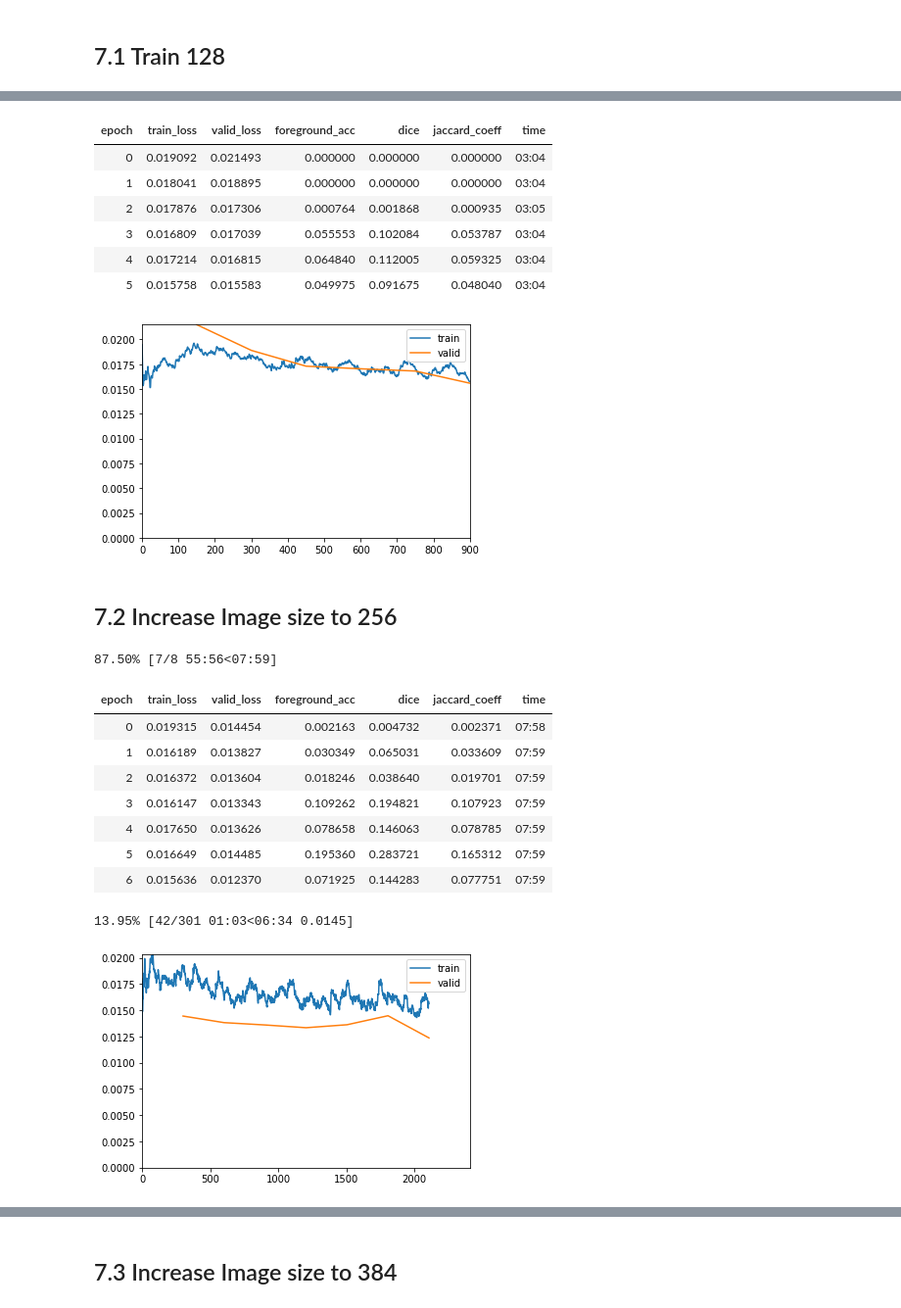
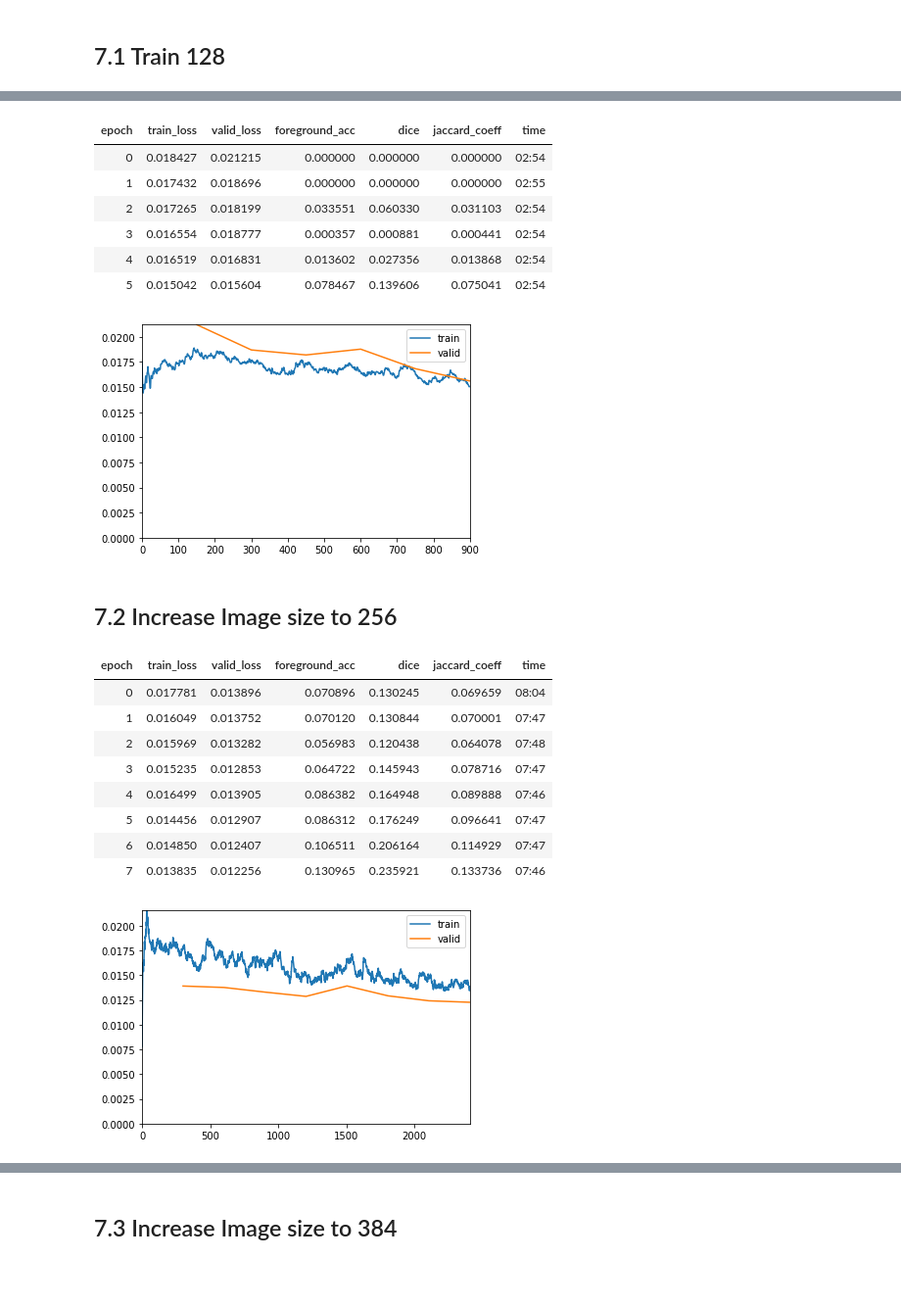
Before and after one commit to mrkcmd/bualabs, a Jupyter notebook: nbs/03c_image_segmentation_siim_acr_pneumothorax_fastai2.ipynb, the cells around one changed output, grey strips where cells are left out. Shown at 98% size. Saved outputs shown, nothing was run; the diff lists cells and outputs as text; code cells hidden in the pictures; blank space fills up the shorter version.

```diff
--- a/nbs/03c_image_segmentation_siim_acr_pneumothorax_fastai2.ipynb
+++ b/nbs/03c_image_segmentation_siim_acr_pneumothorax_fastai2.ipynb
@@ -425,10 +443,11 @@ def getDataBlock(size, e):
                   get_items = get_image_files,
                   get_y = get_y,
                   splitter=RandomSplitter(),
-                  item_tfms=RandomResizedCrop(size, min_scale=0.6, ratio=(1, 1)),
+                  item_tfms=RandomResizedCrop(size, min_scale=0.7, ratio=(1, 1)),
                   # item_tfms=RandomResizedCrop(size),
                   batch_tfms = [EchoingTransform(e), *aug_transforms(flip_vert=True, max_rotate=180.0)])
-                  # batch_tfms = [EchoingTransform(e), *aug_transforms(do_flip=False)])
+                #   batch_tfms = [EchoingTransform(e), *aug_transforms(do_flip=False)])
+                #   batch_tfms = [EchoingTransform(e), *aug_transforms(max_rotate=90.0)])
 # %%
 data = getDataBlock(SZ, e)
 # %%
@@ -613,13 +632,13 @@ learn.fit_flat_cos(8, lr_max=slice(6e-5, 6e-3))
 learn.fit_flat_cos(6, lr_max=slice(3e-5, 3e-3))
 # %% [output]
 | epoch | train_loss | valid_loss | foreground_acc | dice | jaccard_coeff | time |
-| 0 | 0.019092 | 0.021493 | 0.000000 | 0.000000 | 0.000000 | 03:04 |
-| 1 | 0.018041 | 0.018895 | 0.000000 | 0.000000 | 0.000000 | 03:04 |
-| 2 | 0.017876 | 0.017306 | 0.000764 | 0.001868 | 0.000935 | 03:05 |
-| 3 | 0.016809 | 0.017039 | 0.055553 | 0.102084 | 0.053787 | 03:04 |
-| 4 | 0.017214 | 0.016815 | 0.064840 | 0.112005 | 0.059325 | 03:04 |
-| 5 | 0.015758 | 0.015583 | 0.049975 | 0.091675 | 0.048040 | 03:04 |
+| 0 | 0.018427 | 0.021215 | 0.000000 | 0.000000 | 0.000000 | 02:54 |
+| 1 | 0.017432 | 0.018696 | 0.000000 | 0.000000 | 0.000000 | 02:55 |
+| 2 | 0.017265 | 0.018199 | 0.033551 | 0.060330 | 0.031103 | 02:54 |
+| 3 | 0.016554 | 0.018777 | 0.000357 | 0.000881 | 0.000441 | 02:54 |
+| 4 | 0.016519 | 0.016831 | 0.013602 | 0.027356 | 0.013868 | 02:54 |
+| 5 | 0.015042 | 0.015604 | 0.078467 | 0.139606 | 0.075041 | 02:54 |
-[figure, old version]
+[figure, new version]
 # %%
 # learn.save('03c-unet-resnet34-128-1')
 # %%
@@ -662,18 +681,17 @@ learn.freeze()
 # %%
 # learn.lr_find()
 # %%
-learn.fit_flat_cos(8, lr=slice(6e-4))
+learn.fit_flat_cos(8, lr=slice(3e-4))
 # learn.fit_one_cycle(10, lr_max=slice(1e-3), pct_start=0.8)
 # %% [output]
-87.50% [7/8 55:56<07:59]
 | epoch | train_loss | valid_loss | foreground_acc | dice | jaccard_coeff | time |
-| 0 | 0.019315 | 0.014454 | 0.002163 | 0.004732 | 0.002371 | 07:58 |
-| 1 | 0.016189 | 0.013827 | 0.030349 | 0.065031 | 0.033609 | 07:59 |
-| 2 | 0.016372 | 0.013604 | 0.018246 | 0.038640 | 0.019701 | 07:59 |
-| 3 | 0.016147 | 0.013343 | 0.109262 | 0.194821 | 0.107923 | 07:59 |
-| 4 | 0.017650 | 0.013626 | 0.078658 | 0.146063 | 0.078785 | 07:59 |
-| 5 | 0.016649 | 0.014485 | 0.195360 | 0.283721 | 0.165312 | 07:59 |
-| 6 | 0.015636 | 0.012370 | 0.071925 | 0.144283 | 0.077751 | 07:59 |
+| 0 | 0.017781 | 0.013896 | 0.070896 | 0.130245 | 0.069659 | 08:04 |
+| 1 | 0.016049 | 0.013752 | 0.070120 | 0.130844 | 0.070001 | 07:47 |
+| 2 | 0.015969 | 0.013282 | 0.056983 | 0.120438 | 0.064078 | 07:48 |
+| 3 | 0.015235 | 0.012853 | 0.064722 | 0.145943 | 0.078716 | 07:47 |
+| 4 | 0.016499 | 0.013905 | 0.086382 | 0.164948 | 0.089888 | 07:46 |
+| 5 | 0.014456 | 0.012907 | 0.086312 | 0.176249 | 0.096641 | 07:47 |
+| 6 | 0.014850 | 0.012407 | 0.106511 | 0.206164 | 0.114929 | 07:47 |
+| 7 | 0.013835 | 0.012256 | 0.130965 | 0.235921 | 0.133736 | 07:46 |
-13.95% [42/301 01:03<06:34 0.0145]
-[figure, old version]
+[figure, new version]
 # %%
```
Also changed, not shown: parts of 9 cells of this notebook.
